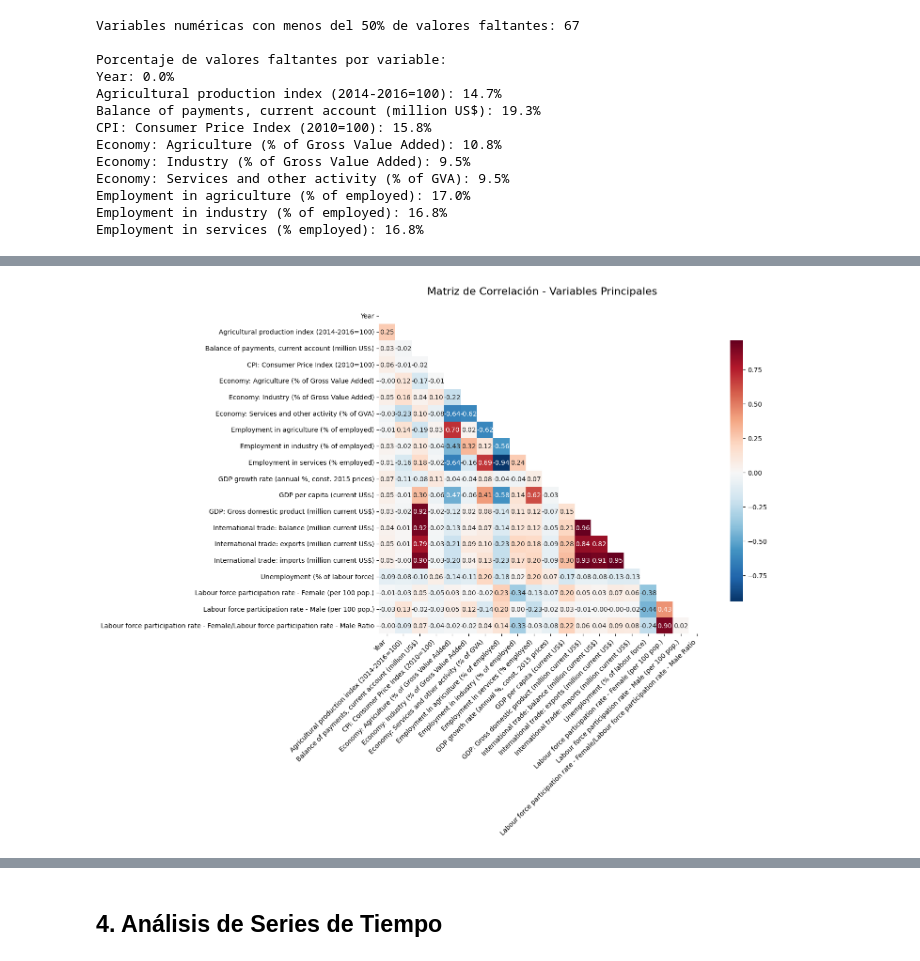
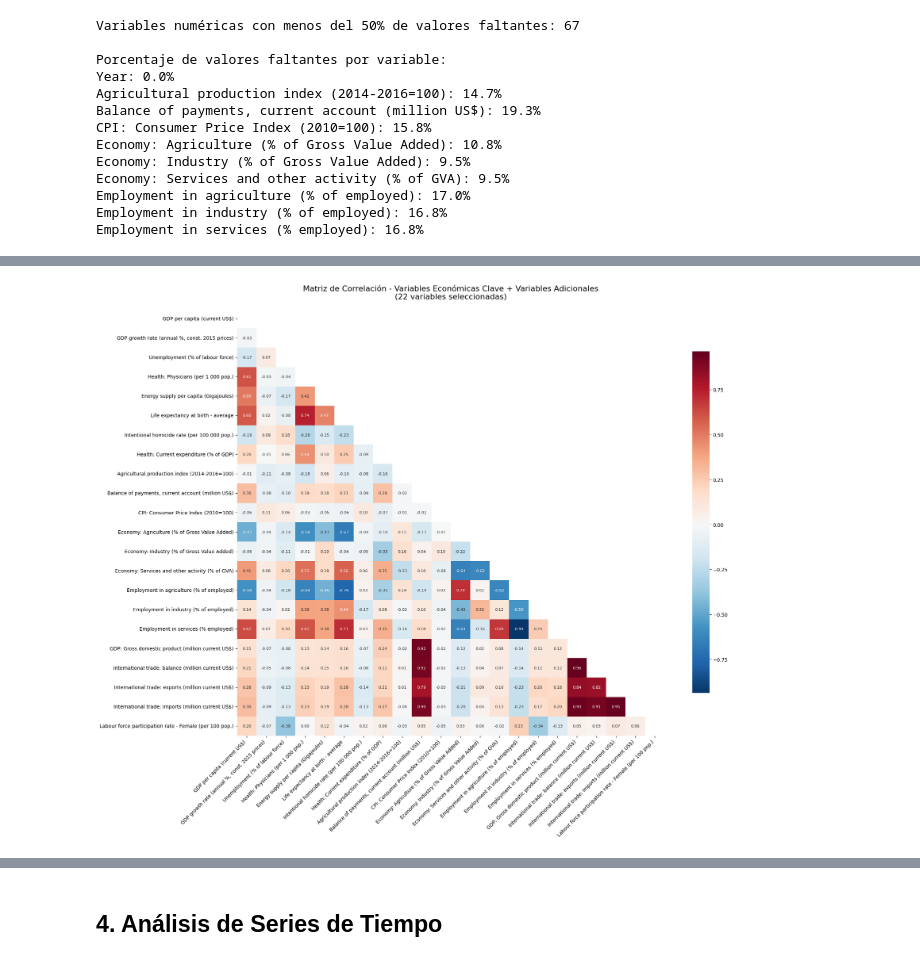
Before and after one commit to Kenji721/UN_data_Analysis, a Jupyter notebook: notebooks/2.EDA_general.ipynb, the cells around one changed output, grey strips where cells are left out. Drawn from its saved outputs; the diff is of its cells as text; code cells hidden in the pictures.

```diff
--- a/notebooks/2.EDA_general.ipynb
+++ b/notebooks/2.EDA_general.ipynb
@@ -277,13 +301,35 @@ Employment in services (% employed): 16.8%
 # %%
-# Heatmap de correlación para variables seleccionadas
-# Tomar máximo 20 variables para que sea legible
-selected_cols = good_columns[:20] if len(good_columns) > 20 else good_columns
+# Heatmap de correlación para variables clave económicas + 15 variables adicionales
+# Combinar key_economic_vars con las mejores variables adicionales
+
+# Primero asegurar que key_economic_vars están en good_columns
+key_vars_in_good = [var for var in key_economic_vars if var in good_columns]
+print(f"Variables económicas clave disponibles: {len(key_vars_in_good)}/{len(key_economic_vars)}")
+
+# Obtener variables adicionales (excluyendo las ya incluidas en key_economic_vars)
+additional_vars = [var for var in good_columns if var not in key_economic_vars][:15]
+additional_vars.remove("Year")
+print(f"Variables adicionales seleccionadas: {len(additional_vars)}")
+
+# Combinar todas las variables para el análisis
+selected_cols = key_vars_in_good + additional_vars
+print(f"Total de variables para correlación: {len(selected_cols)}")
+
+print("\nVariables incluidas en el análisis de correlación:")
+print("="*60)
+print("VARIABLES ECONÓMICAS CLAVE:")
+for i, var in enumerate(key_vars_in_good, 1):
+    print(f"{i:2d}. {var}")
+
+print(f"\nVARIABLES ADICIONALES:")
+for i, var in enumerate(additional_vars, 1):
+    print(f"{i:2d}. {var}")
 
 # Calcular matriz de correlación
 correlation_matrix = df_merged[selected_cols].corr()
 
-# Crear heatmap
-plt.figure(figsize=(16, 12))
+# Crear heatmap con ajustes para mejor visualización
+plt.figure(figsize=(20, 16))
 mask = np.triu(np.ones_like(correlation_matrix, dtype=bool))  # Máscara para mostrar solo la mitad inferior
 
 sns.heatmap(correlation_matrix,
@@ -293,11 +339,39 @@ sns.heatmap(correlation_matrix,
             center=0,
             square=True,
             fmt='.2f',
-            cbar_kws={"shrink": .8})
+            cbar_kws={"shrink": .8},
+            annot_kws={'size': 8})  # Texto más pequeño para mejor legibilidad
 
-plt.title('Matriz de Correlación - Variables Principales', fontsize=16, pad=20)
-plt.xticks(rotation=45, ha='right')
-plt.yticks(rotation=0)
+plt.title(f'Matriz de Correlación - Variables Económicas Clave + Variables Adicionales\n({len(selected_cols)} variables seleccionadas)',
+          fontsize=16, pad=20)
+plt.xticks(rotation=45, ha='right', fontsize=10)
+plt.yticks(rotation=0, fontsize=10)
 plt.tight_layout()
 plt.show()
+
+# Mostrar resumen de correlaciones más fuertes con las variables económicas clave
+print(f"\nCORRELACIONES MÁS FUERTES CON VARIABLES ECONÓMICAS CLAVE:")
+print("="*80)
+
+for key_var in key_vars_in_good:
+    correlations_with_key = correlation_matrix[key_var].drop(key_var)  # Excluir correlación consigo misma
+    correlations_with_key = correlations_with_key.dropna()
+
+    if len(correlations_with_key) > 0:
+        # Top 3 correlaciones positivas y negativas
+        top_positive = correlations_with_key[correlations_with_key > 0].nlargest(3)
+        top_negative = correlations_with_key[correlations_with_key < 0].nsmallest(3)
+
+        print(f"\n{key_var}:")
+        print("-" * 50)
+
+        if len(top_positive) > 0:
+            print("  Correlaciones positivas más fuertes:")
+            for var, corr in top_positive.items():
+                print(f"    • {var:<35} r = {corr:+.3f}")
+
+        if len(top_negative) > 0:
+            print("  Correlaciones negativas más fuertes:")
+            for var, corr in top_negative.items():
+                print(f"    • {var:<35} r = {corr:+.3f}")
 # %% [output]
@@ -304 +395 @@ plt.show()
-[figure, old version]
+[figure, new version]
```
Also changed, not shown: parts of 2 cells of this notebook, 3 other files.
